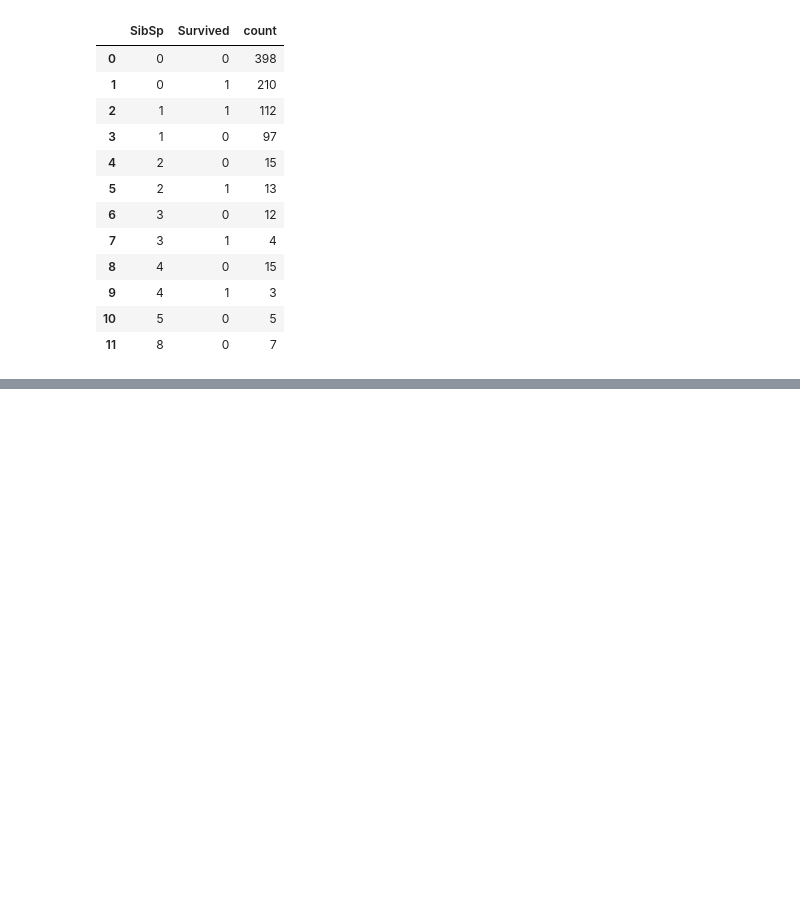
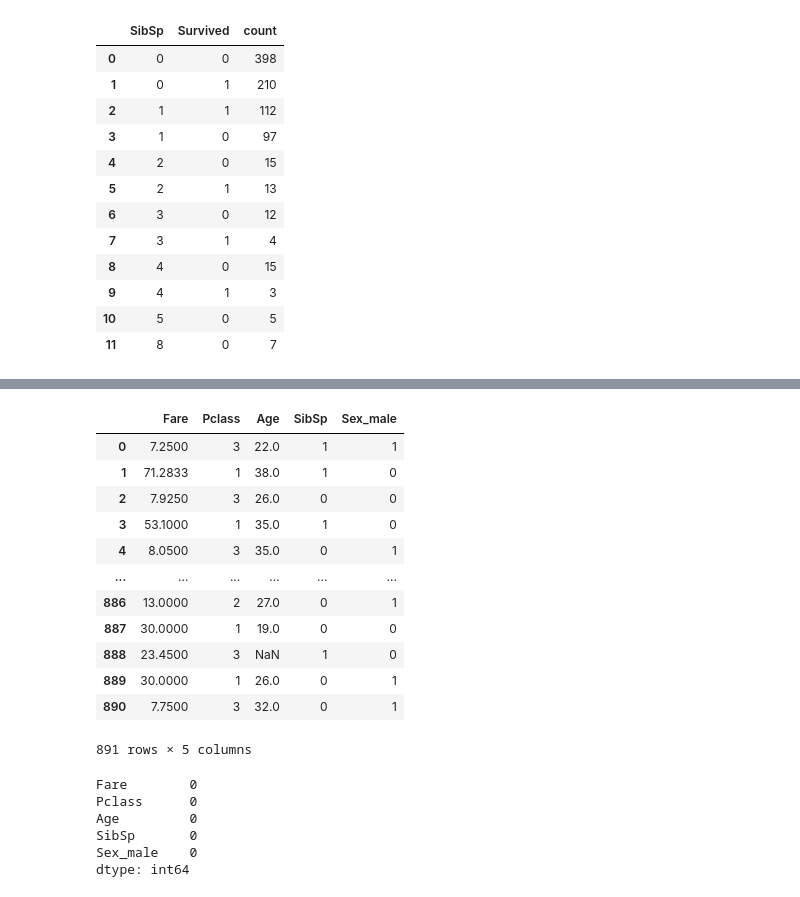
Before and after one commit to utkuseyithanoglu/utku_data-analyst, a Jupyter notebook: src/explore.ipynb, the cells around one changed output, grey strips where cells are left out. Cells and saved outputs as stored; diff of their text form; code cells hidden in the pictures; blank space fills up the shorter version.

```diff
--- a/src/explore.ipynb
+++ b/src/explore.ipynb
@@ -649,0 +704,17 @@ my_df.groupby('SibSp')['Survived'].value_counts().reset_index()
+# %%
+x_dummis.isna().sum()
+x_dummis
+# %% [output]
+|  | Fare | Pclass | Age | SibSp | Sex_male |
+| 0 | 7.2500 | 3 | 22.0 | 1 | 1 |
+| 1 | 71.2833 | 1 | 38.0 | 1 | 0 |
+| 2 | 7.9250 | 3 | 26.0 | 0 | 0 |
+| 3 | 53.1000 | 1 | 35.0 | 1 | 0 |
+| 4 | 8.0500 | 3 | 35.0 | 0 | 1 |
+| ... | ... | ... | ... | ... | ... |
+| 886 | 13.0000 | 2 | 27.0 | 0 | 1 |
+| 887 | 30.0000 | 1 | 19.0 | 0 | 0 |
+| 888 | 23.4500 | 3 | NaN | 1 | 0 |
+| 889 | 30.0000 | 1 | 26.0 | 0 | 1 |
+| 890 | 7.7500 | 3 | 32.0 | 0 | 1 |
+891 rows × 5 columns
@@ -649,0 +723,9 @@ my_df.groupby('SibSp')['Survived'].value_counts().reset_index()
+# %%
+x_dummis.isna().sum()
+# %% [output]
+Fare        0
+Pclass      0
+Age         0
+SibSp       0
+Sex_male    0
+dtype: int64
```
Also changed, not shown: parts of 26 cells of this notebook.
